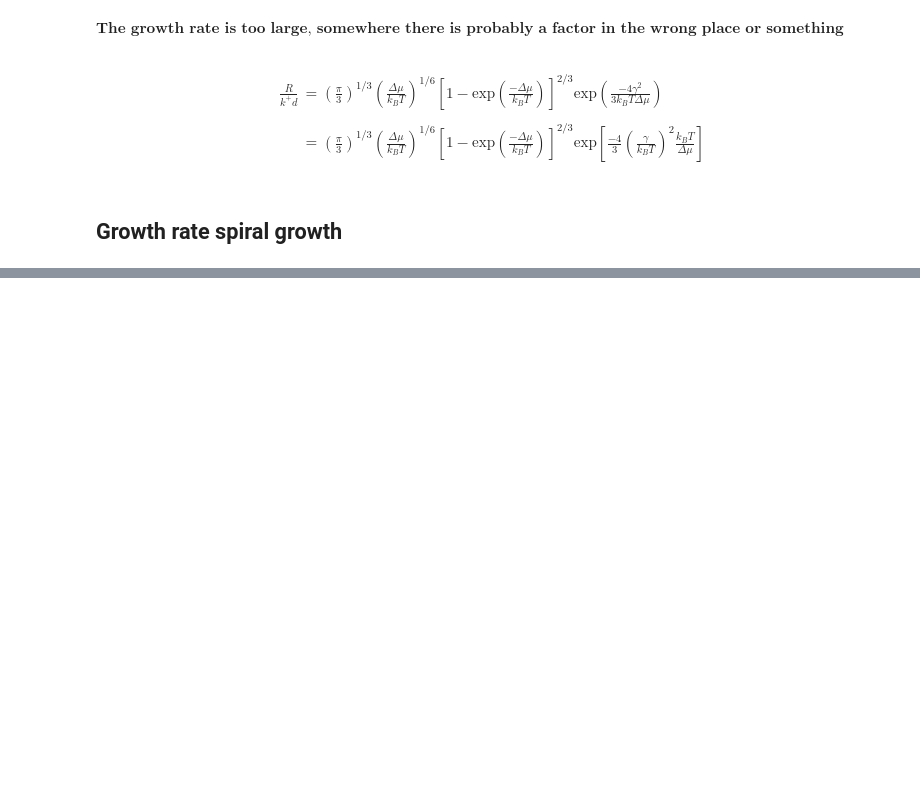
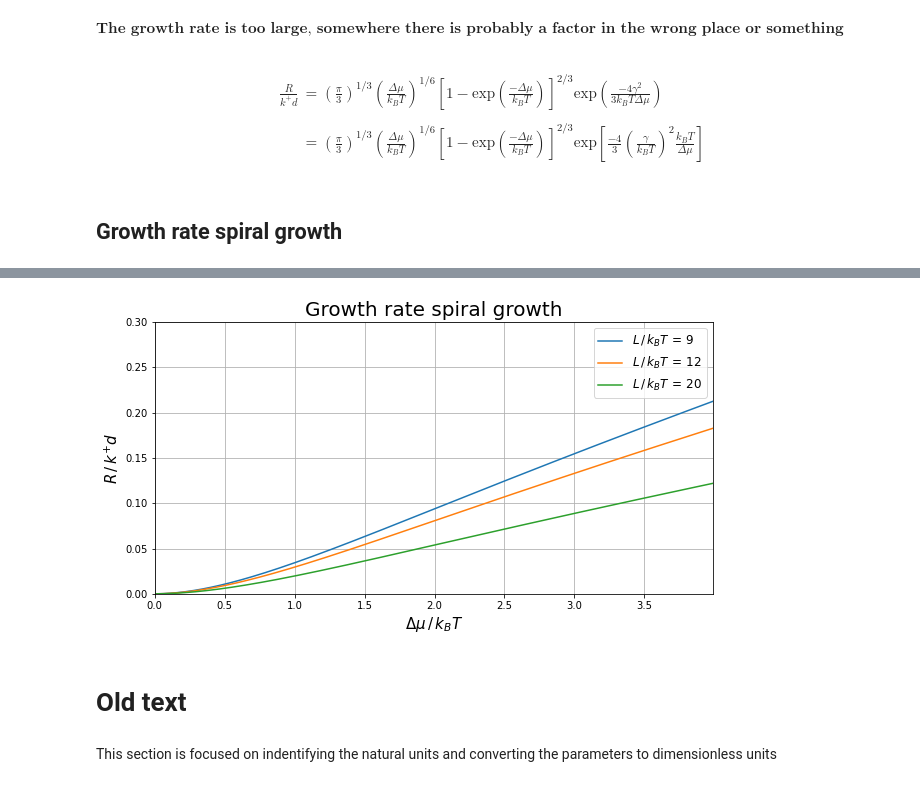
Before and after one commit to MG299792458/CompPhysProj3, a Jupyter notebook: Project_notes.ipynb, the cells around one changed output, grey strips where cells are left out. Cells and saved outputs as stored; diff of their text form; code cells hidden in the pictures; blank space fills up the shorter version.

```diff
--- a/Project_notes.ipynb
+++ b/Project_notes.ipynb
@@ -602,0 +363,41 @@ $\textbf{The growth rate is too large, somewhere there is probably a factor in t
+# %%
+def spiral_growth(mu, T, b):
+    L_high = 6.125
+    T_high = L_high/3
+    R = np.zeros(len(mu))
+    mu_plot = mu
+    for T_i in T:
+        if T_i <= T_high:
+            raise ValueError('Value for T is outside exeptible boundary. T must be in the domain T < {} and {} < T'.format(str(np.round(T_low, decimals=3)), str(np.round(T_high, decimals=3))))
+        else:
+            R_i = (0.053 * b * mu * (1 - np.exp(-mu))) / (1/2*T_i - np.log(np.tanh(1/4*T_i)))
+        R = np.vstack((R, R_i))
+        mu_plot = np.vstack((mu_plot, mu))
+    return R[1:,:], mu_plot[1:,:]
+# %%
+b = 2
+L = np.array([9, 12, 20])
+mu = np.arange(0.01, 4, 0.01, dtype=float)
+
+T = L/3
+
+R_s, mu_plot = spiral_growth(mu, T, b)
+# %%
+plt.figure(figsize=(10,5))
+for i in range(len(L)):
+    plt.plot(mu_plot[i,:], R_s[i,:], label=r'$L\,/\, k_B T \,=\,${}'.format(str(L[i])))
+plt.xlabel(r'$\Delta\mu\,/\,k_{B}T$', fontsize=15)
+plt.ylabel(r'$R\,/\,k^{+}d$', fontsize=15)
+plt.title('Growth rate spiral growth', fontsize=20)
+plt.legend(loc='best', fontsize='large')
+plt.grid()
+plt.xlim(0, np.max(mu))
+plt.ylim(0, 0.3)
+#plt.savefig('Growth_rate_2D_nucleation_v1')
+plt.show()
+# %% [output]
+[figure, added]
+# %% [markdown]
+# Old text
+# %% [markdown]
+This section is focused on indentifying the natural units and converting the parameters to dimensionless units
```
Also changed, not shown: parts of 58 cells of this notebook.
